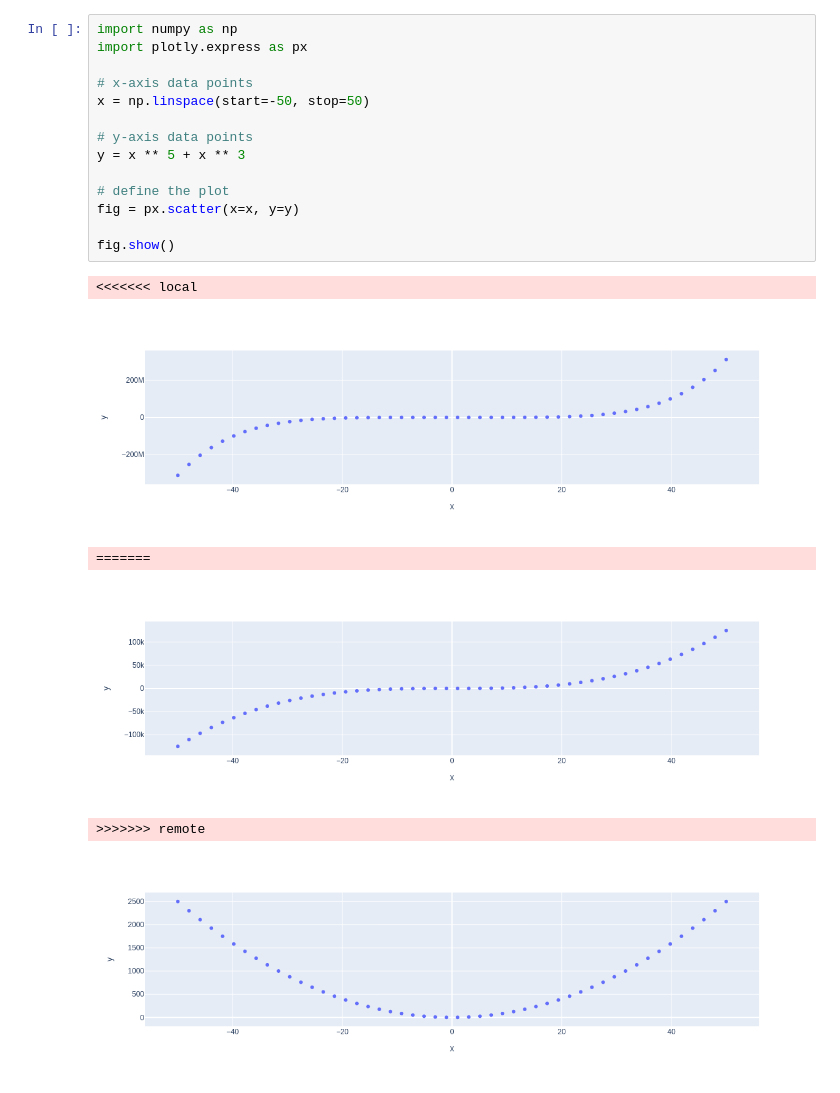
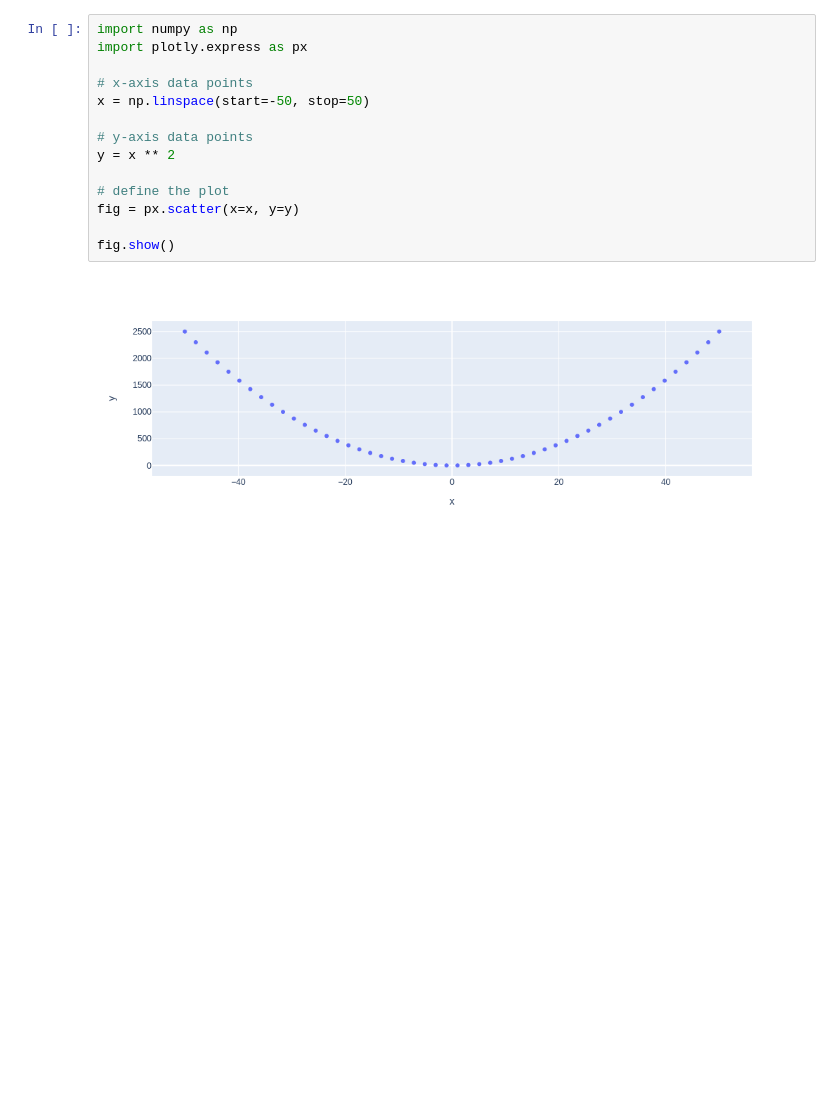
Before and after one commit to aus-michael-yang/my-notebooks-repo, a Jupyter notebook: experiment1.ipynb, the cells around one changed output. Cells and saved outputs as stored; diff of their text form; blank space fills up the shorter version.

```diff
--- a/experiment1.ipynb
+++ b/experiment1.ipynb
@@ -1,21 +1,16 @@
 # %%
 import numpy as np
 import plotly.express as px
 
 # x-axis data points
 x = np.linspace(start=-50, stop=50)
 
 # y-axis data points
-y = x ** 5 + x ** 3
+y = x ** 2
 
 # define the plot
 fig = px.scatter(x=x, y=y)
 
 fig.show()
 # %% [output]
-<<<<<<< local
-[figure, old version]
+[figure, new version]
-=======
-[figure, removed]
->>>>>>> remote
-[figure, removed]
```
